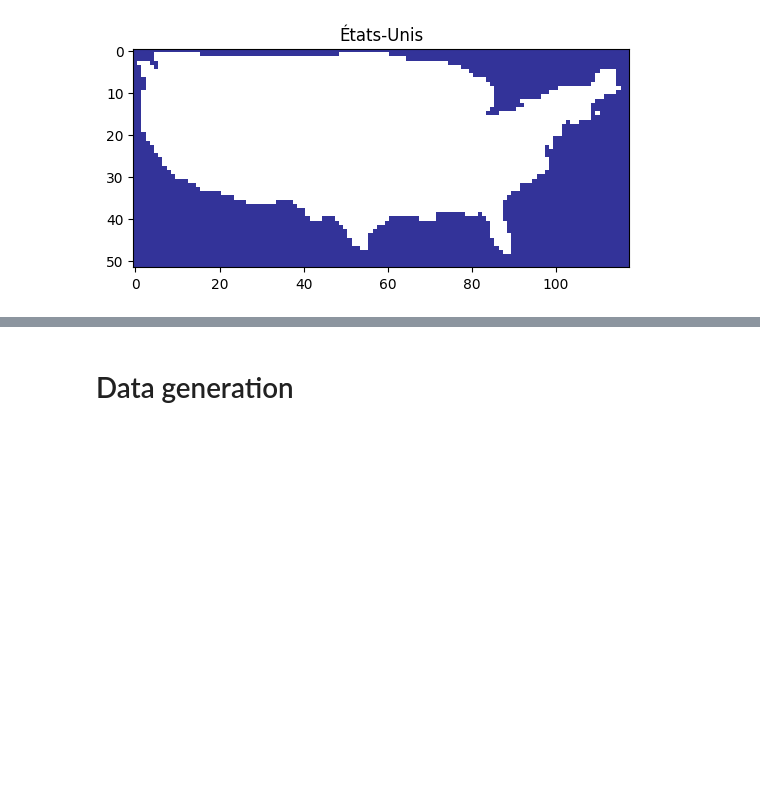
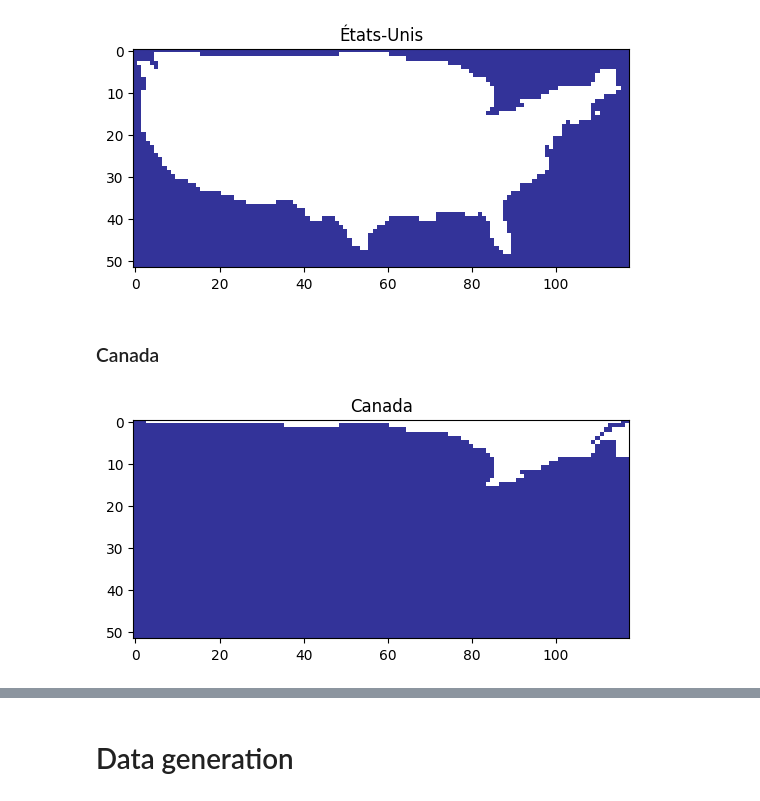
Before and after one commit to felixpoirier1/I3C, a Jupyter notebook: layers.ipynb, the cells around one changed output, grey strips where cells are left out. Saved outputs shown, nothing was run; the diff lists cells and outputs as text; code cells hidden in the pictures; blank space fills up the shorter version.

```diff
--- a/layers.ipynb
+++ b/layers.ipynb
@@ -39,3 +41,11 @@ plt.title("États-Unis")
 plt.imshow(territory, cmap="terrain");
 # %% [output]
 [figure]
+# %% [markdown]
+### Canada
+# %%
+territory_can = np.load("output/can_landmass.npy")
+plt.title("Canada")
+plt.imshow(territory_can, cmap="terrain");
+# %% [output]
+[figure, added]
```
Also changed, not shown: parts of 15 cells of this notebook, 7 other files.
